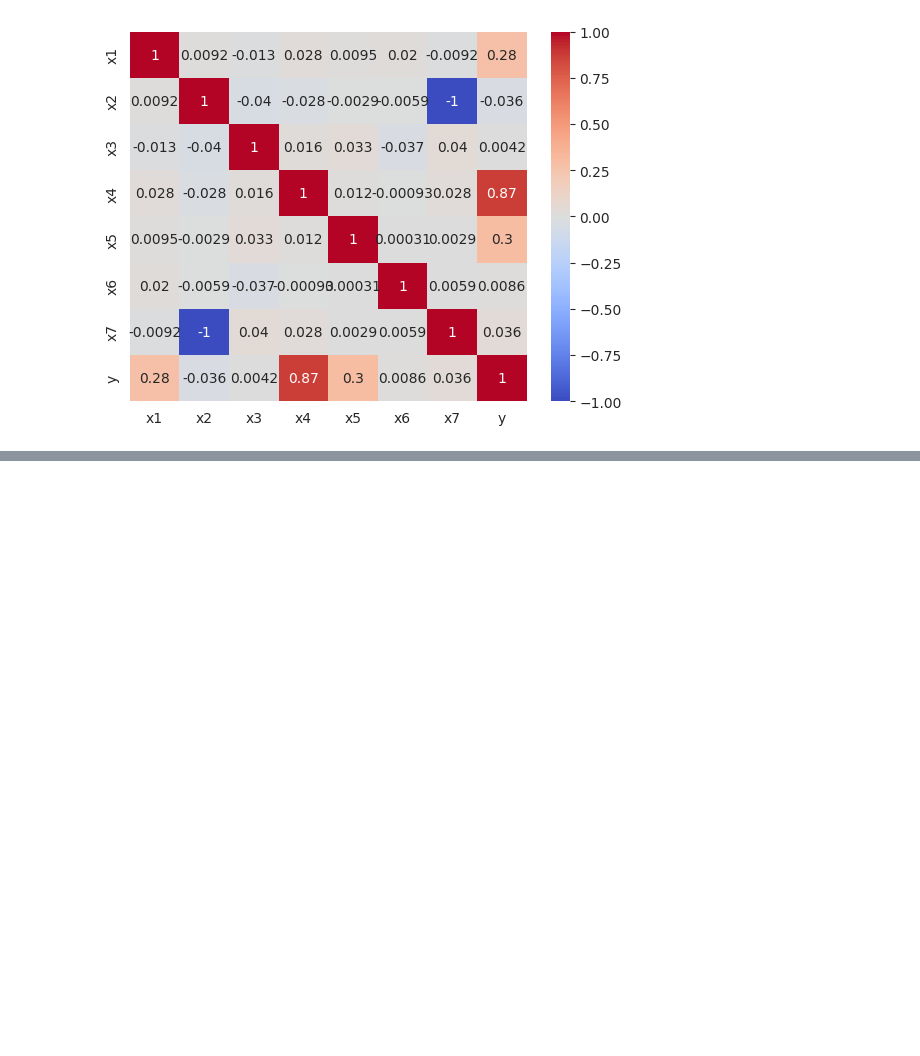
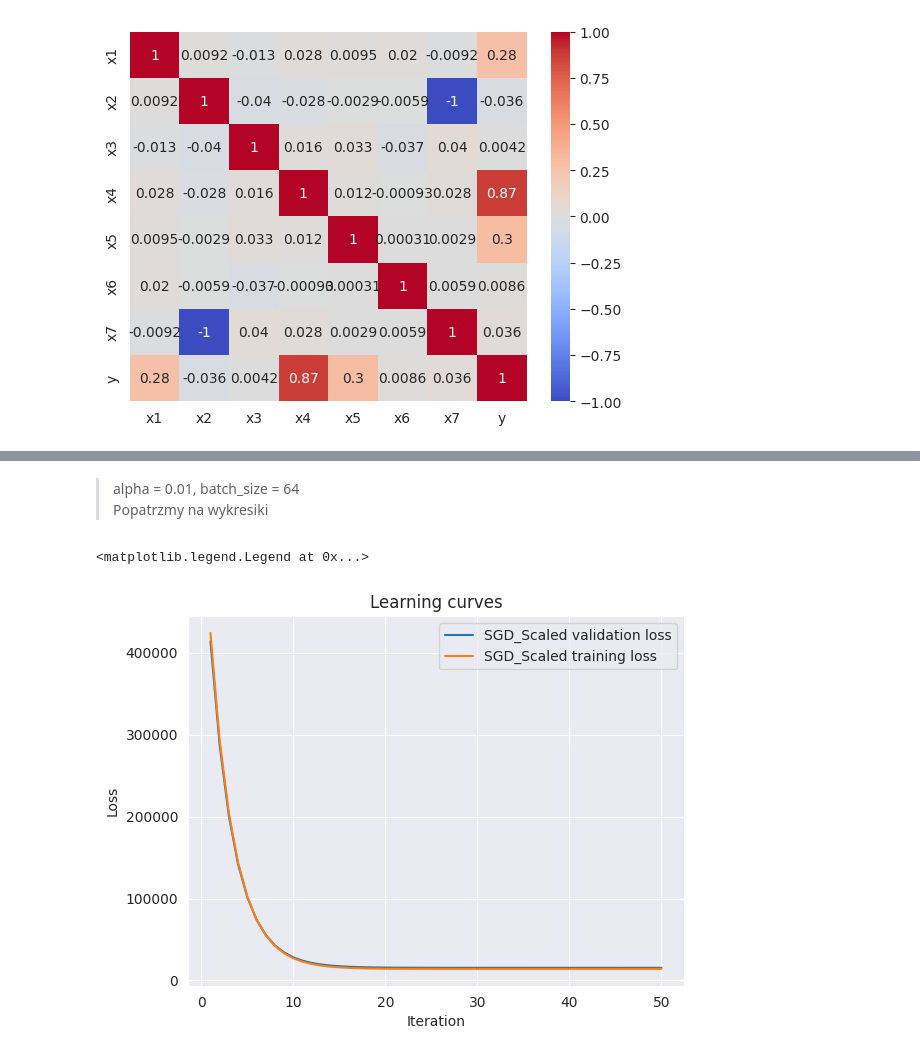
Before and after one commit to cieplypolar/linear-regression, a Jupyter notebook: main.ipynb, the cells around one changed output, grey strips where cells are left out. Saved outputs shown, nothing was run; the diff lists cells and outputs as text; code cells hidden in the pictures; blank space fills up the shorter version.

```diff
--- a/main.ipynb
+++ b/main.ipynb
@@ -375,0 +486,36 @@ Batch size: 512, Error: 15110.392696949488
+# %% [markdown]
+> alpha = 0.01, batch_size = 64 \
+> Popatrzmy na wykresiki
+# %%
+from utilz import run_linear_regression_model
+from linear_regression import SGD_linear_regression
+from gradient import GD_OLS
+from loss import ols
+
+theta_SGD_Scaled, loss_SGD_Scaled, history_SGD_Scaled, training_SGD_Scaled =(
+run_linear_regression_model(
+    ft.partial(
+        SGD_linear_regression,
+        grad=GD_OLS,
+        alpha=0.01,
+        batch_size=64,
+        epochs=EPOCHS,
+        steps=STEPS_TO_PLOT,
+        loss=ols),
+    loss=ols,
+    datasets=datasets,
+    standardize=True,
+    use_test=False)
+)
+# %%
+steps = np.arange(1, STEPS_TO_PLOT + 1) * (EPOCHS // STEPS_TO_PLOT)
+
+fig, ax = plt.subplots()
+sns.lineplot(x = steps, y = history_SGD_Scaled, ax = ax, label='SGD_Scaled validation loss')
+sns.lineplot(x = steps, y = training_SGD_Scaled, ax = ax, label='SGD_Scaled training loss')
+ax.set(xlabel='Iteration', ylabel='Loss')
+ax.set_title('Learning curves')
+plt.legend()
+# %% [output]
+<matplotlib.legend.Legend at 0x...>
+[figure, added]
```
Also changed, not shown: parts of 106 cells of this notebook, 6 other files.
